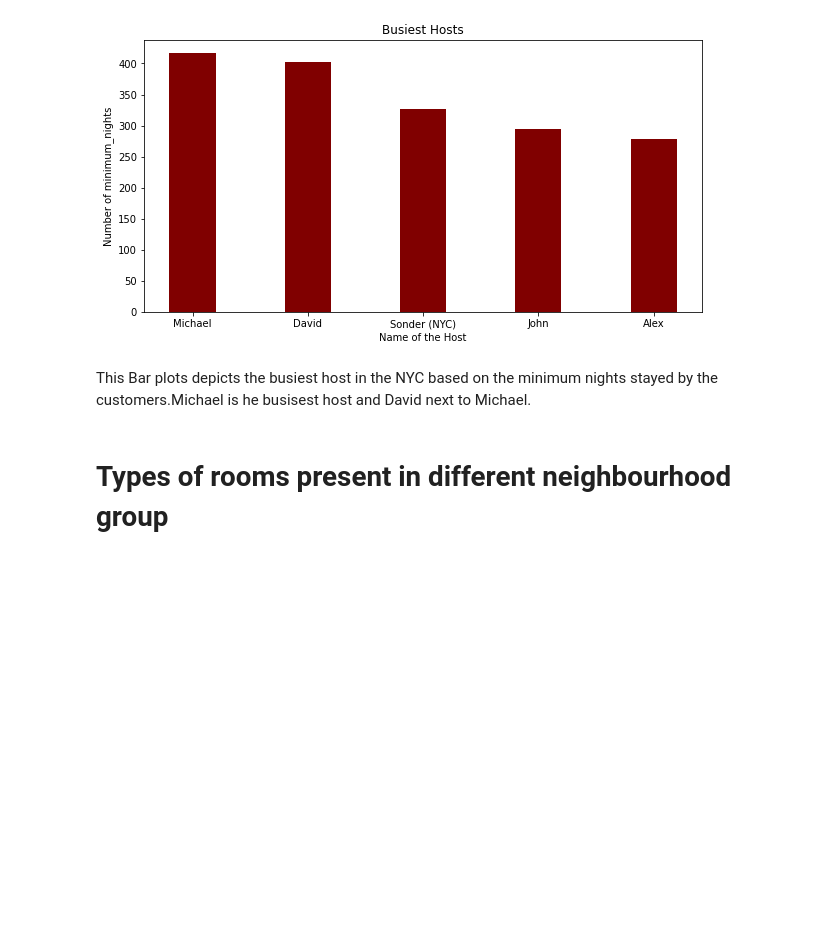
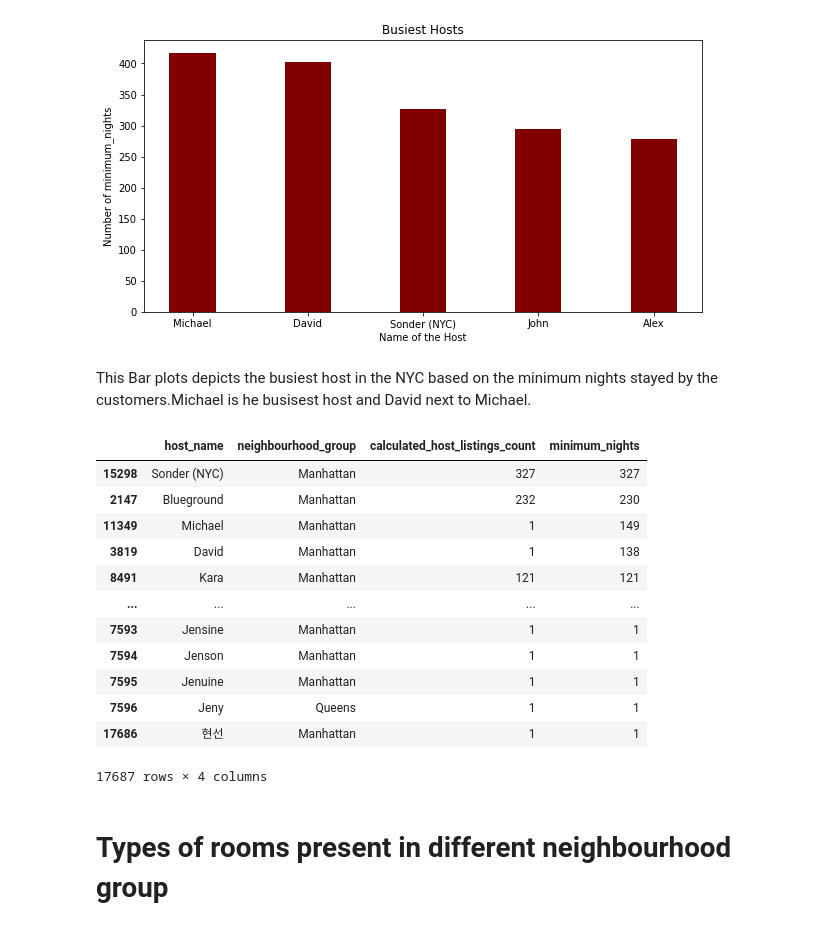
Before and after one commit to NiharikaManchala/Airbnb-capstone-project, a Jupyter notebook: individual_Airbnb_Capstone_Project_.ipynb, the cells around one changed output. Saved outputs shown, nothing was run; the diff lists cells and outputs as text; code cells hidden in the pictures; blank space fills up the shorter version.

```diff
--- a/individual_Airbnb_Capstone_Project_.ipynb
+++ b/individual_Airbnb_Capstone_Project_.ipynb
@@ -420,6 +422,23 @@ plt.show()
 [figure]
 # %% [markdown]
 This Bar plots depicts the busiest host in the NYC based on the minimum nights stayed by the customers.Michael is he busisest host and David next to Michael.
+# %%
+#getting the busiest host by using both listings and minimum nights
+df.groupby(['host_name','neighbourhood_group','calculated_host_listings_count'])['minimum_nights'].count().reset_index().sort_values(by='minimum_nights',ascending=False)
+# %% [output]
+|  | host_name | neighbourhood_group | calculated_host_listings_count | minimum_nights |
+| 15298 | Sonder (NYC) | Manhattan | 327 | 327 |
+| 2147 | Blueground | Manhattan | 232 | 230 |
+| 11349 | Michael | Manhattan | 1 | 149 |
+| 3819 | David | Manhattan | 1 | 138 |
+| 8491 | Kara | Manhattan | 121 | 121 |
+| ... | ... | ... | ... | ... |
+| 7593 | Jensine | Manhattan | 1 | 1 |
+| 7594 | Jenson | Manhattan | 1 | 1 |
+| 7595 | Jenuine | Manhattan | 1 | 1 |
+| 7596 | Jeny | Queens | 1 | 1 |
+| 17686 | 현선 | Manhattan | 1 | 1 |
+17687 rows × 4 columns
 # %% [markdown]
 # **Types of rooms present in different neighbourhood group**
 # %%
```
Also changed, not shown: parts of 1 cell of this notebook.
